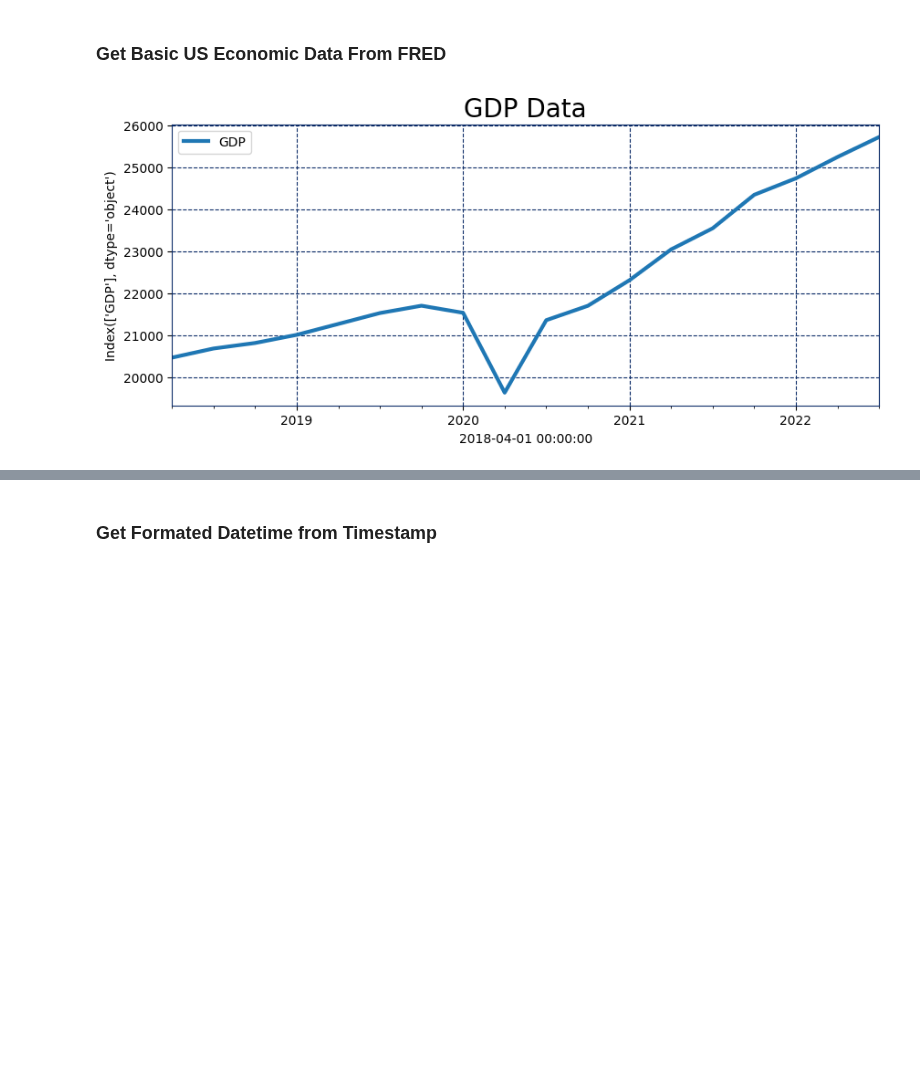
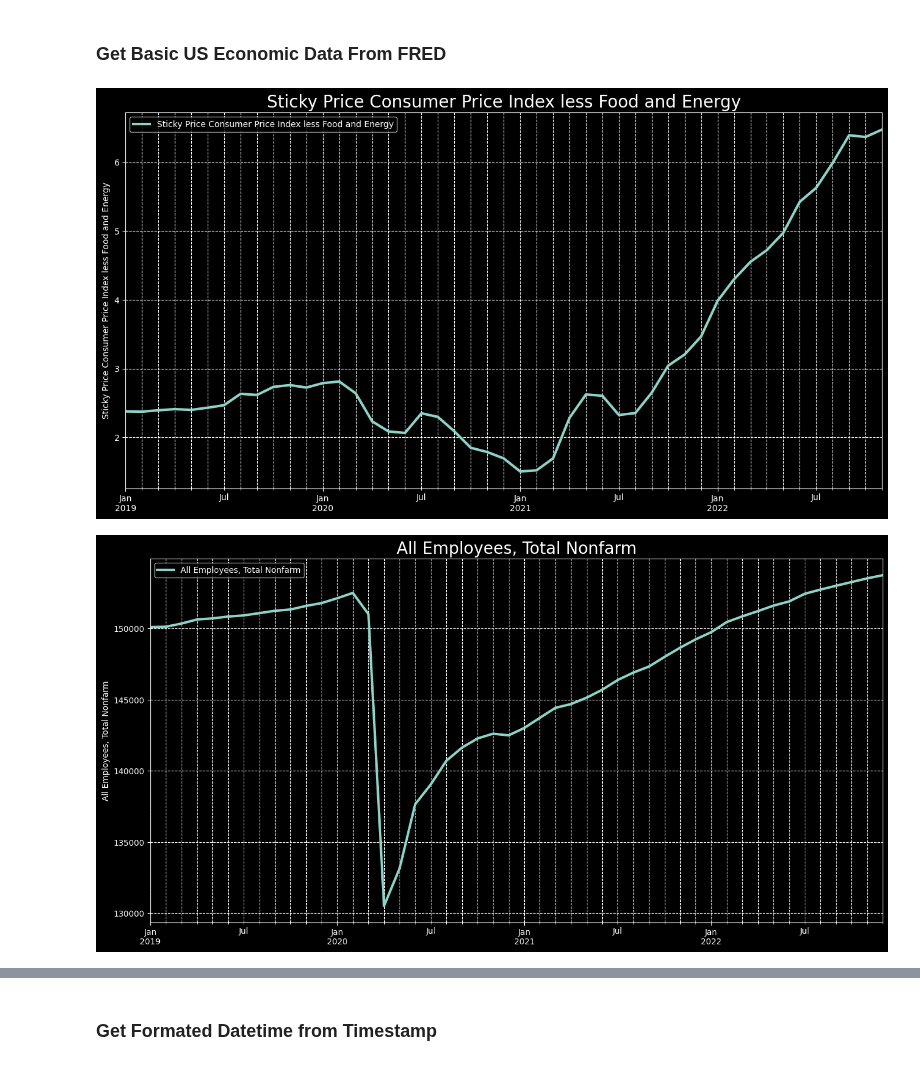
Before and after one commit to sabawi/getstockdata, a Jupyter notebook: dataframes_tests.ipynb, the cells around one changed output, grey strips where cells are left out. Saved outputs shown, nothing was run; the diff lists cells and outputs as text; code cells hidden in the pictures; blank space fills up the shorter version.

Commit message:
update to include economic data

```diff
--- a/dataframes_tests.ipynb
+++ b/dataframes_tests.ipynb
@@ -31,23 +42,27 @@ def basic_dataframes_chart(df,title):
     plt.show()
 # %% [markdown]
 ### Get Basic US Economic Data From FRED
-# %%
-def update_econ_data():
-    # Retrieve the GDP data
-    gdp_data = pdr.get_data_fred("GDP")
-
-    # Retrieve the CPI data
-    cpi_data = pdr.get_data_fred("CPALTT01USM657N")
-
-    # Retrieve the unemployment rate data
-    unemployment_data = pdr.get_data_fred("UNRATE")
-
-    # Display the data
-    #print(gdp_data)
-    #print(cpi_data)
-    #print(unemployment_data)
-    basic_dataframes_chart(gdp_data,"GDP Data")
-
-update_econ_data()
-# %% [output]
-[figure, removed]
+# %%
+def update_econ_data(fred_sid_list=FEDIDLIST, fred_start_date=None,fed_end_date=None):
+
+    global myapi_key,econ_data
+
+    fred = fa.Fred(api_key= myapi_key )
+
+    if(not fred_start_date):
+        fred_start_date = "2019-01-01"
+
+    if(not fed_end_date):
+        fred_end_date = datetime.today()
+
+    for id in fred_sid_list:
+        info = fred.get_series_info(id)
+        econ_data[id]= fred.get_series(id,fred_start_date,fred_end_date).to_frame()
+        econ_data[id].columns = [info['title']]
+        basic_dataframes_chart(econ_data[id],info['title'])
+
+
+update_econ_data()
+# %% [output]
+[figure, added]
+[figure, added]
```
Also changed, not shown: parts of 6 cells of this notebook.
